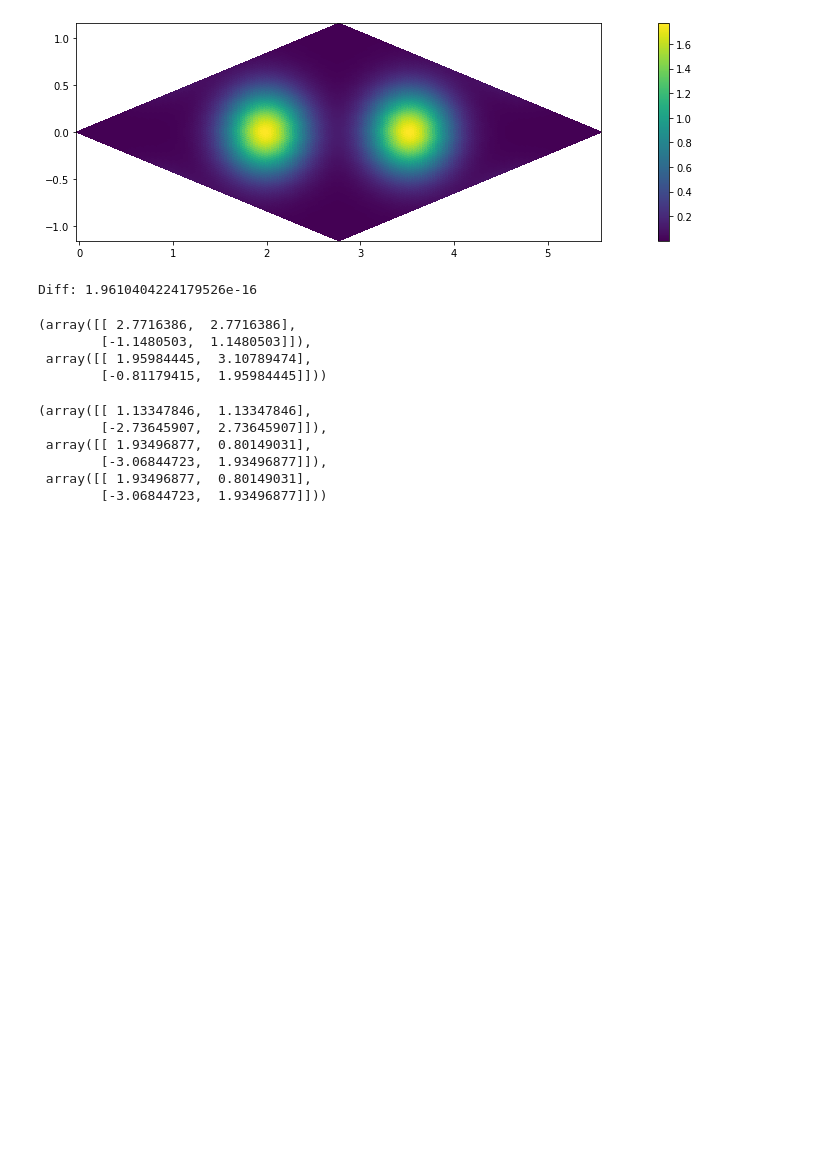
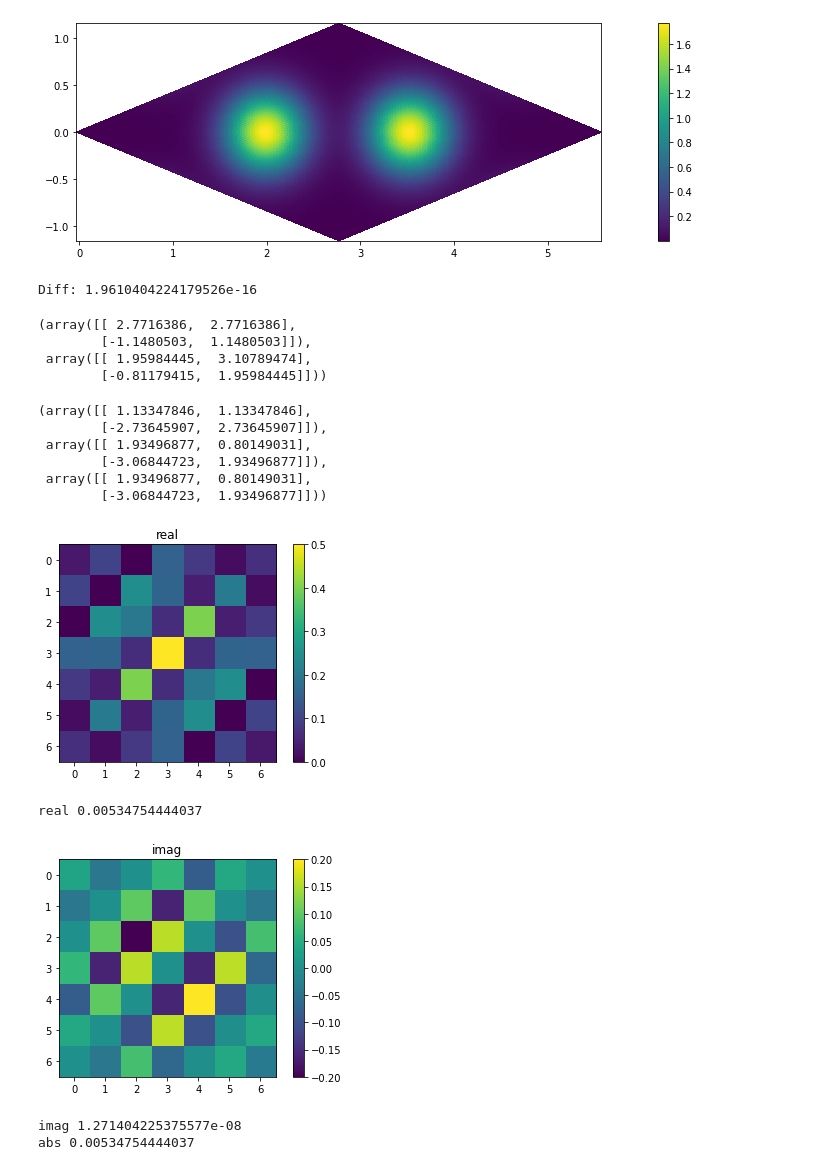
Before and after one commit to markus7800/VoxelNet, a Jupyter notebook: reciprocal_space_properties.ipynb, the cells around one changed output. Cells and saved outputs as stored; diff of their text form; code cells hidden in the pictures; blank space fills up the shorter version.

Commit message:
verify num theoretical

```diff
--- a/reciprocal_space_properties.ipynb
+++ b/reciprocal_space_properties.ipynb
@@ -335,3 +335,46 @@ B_rot, B.dot(rot), 2*np.pi*np.linalg.inv(A.dot(rot)).T
         [-3.06844723,  1.93496877]]),
  array([[ 1.93496877,  0.80149031],
         [-3.06844723,  1.93496877]]))
+# %%
+# verify correctness of theoretical implementation
+
+A = np.array([
+    [2., 0.],
+    [0., 2.]
+])
+
+# atom coordinates
+mus = np.array([[0.,0.], [0.75, 0.75]])
+
+# standard deviation for the Gaussians
+sigma = 0.15
+
+mx = np.arange(-3,4)
+my = np.arange(-3,4)
+B, G, SG = reciprocal_lattice_gaussian(A, mus, sigma, mx, my)
+
+# increase K and n for better accuracy
+gauss = get_nD_gaussian(A, mus, sigma, K=5)
+B_num, G_num, SG_num = reciprocal_lattice(gauss, A, mx, my, n=501) # numerically
+
+
+plt.imshow(SG.real.reshape(len(mx), len(my)))
+plt.title("real")
+plt.colorbar()
+plt.show()
+print("real", np.max(np.abs(SG_num.real - SG.real)))
+
+plt.imshow(SG.imag.reshape(len(mx), len(my)))
+plt.title("imag")
+plt.colorbar()
+plt.show()
+print("imag", np.max(np.abs(SG_num.imag - SG.imag)))
+
+
+print("abs", np.max(np.abs(np.abs(SG_num) - np.abs(SG))))
+# %% [output]
+[figure, added]
+real 0.00534754444037
+[figure, added]
+imag 1.271404225375577e-08
+abs 0.00534754444037
```
